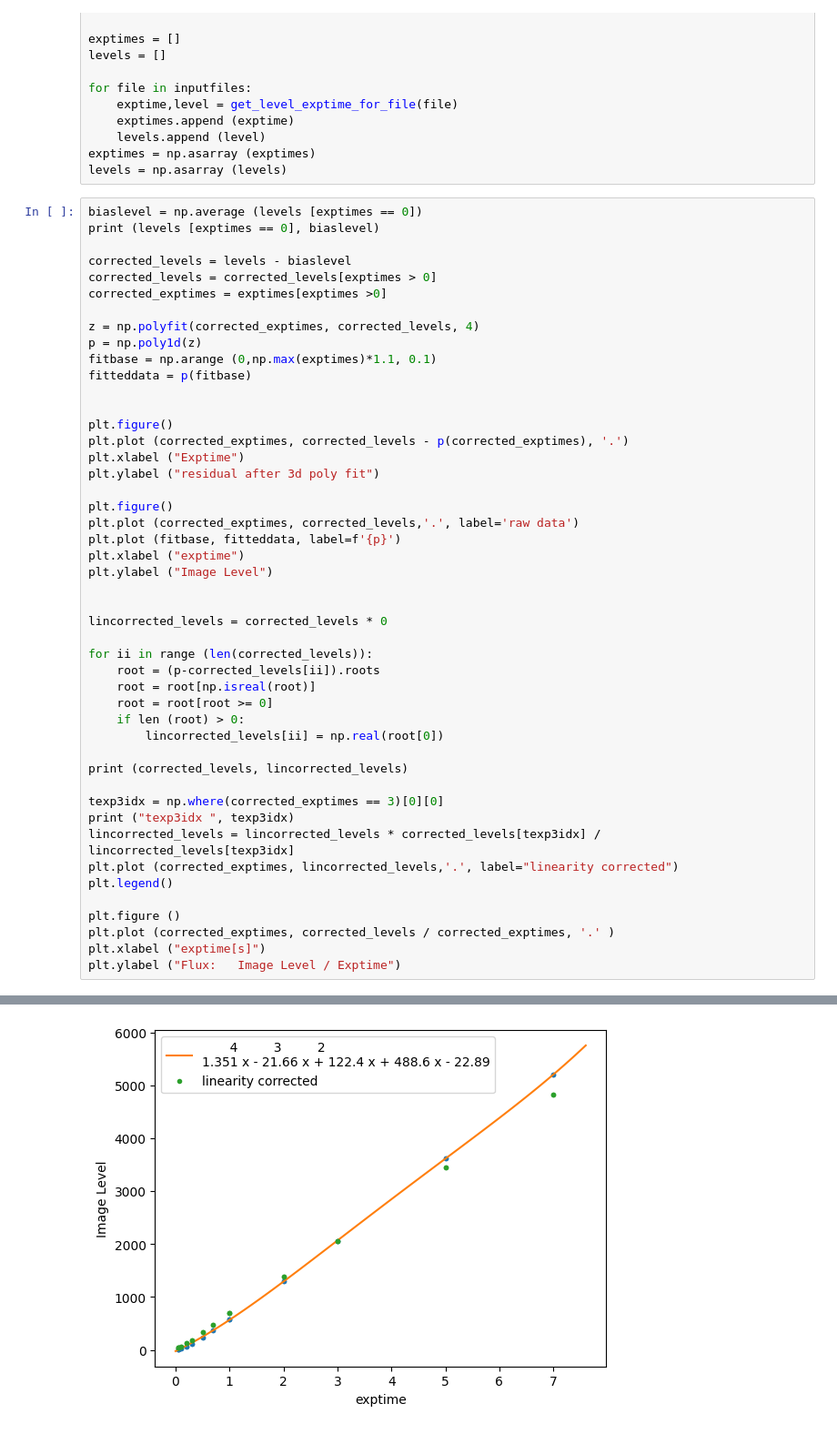
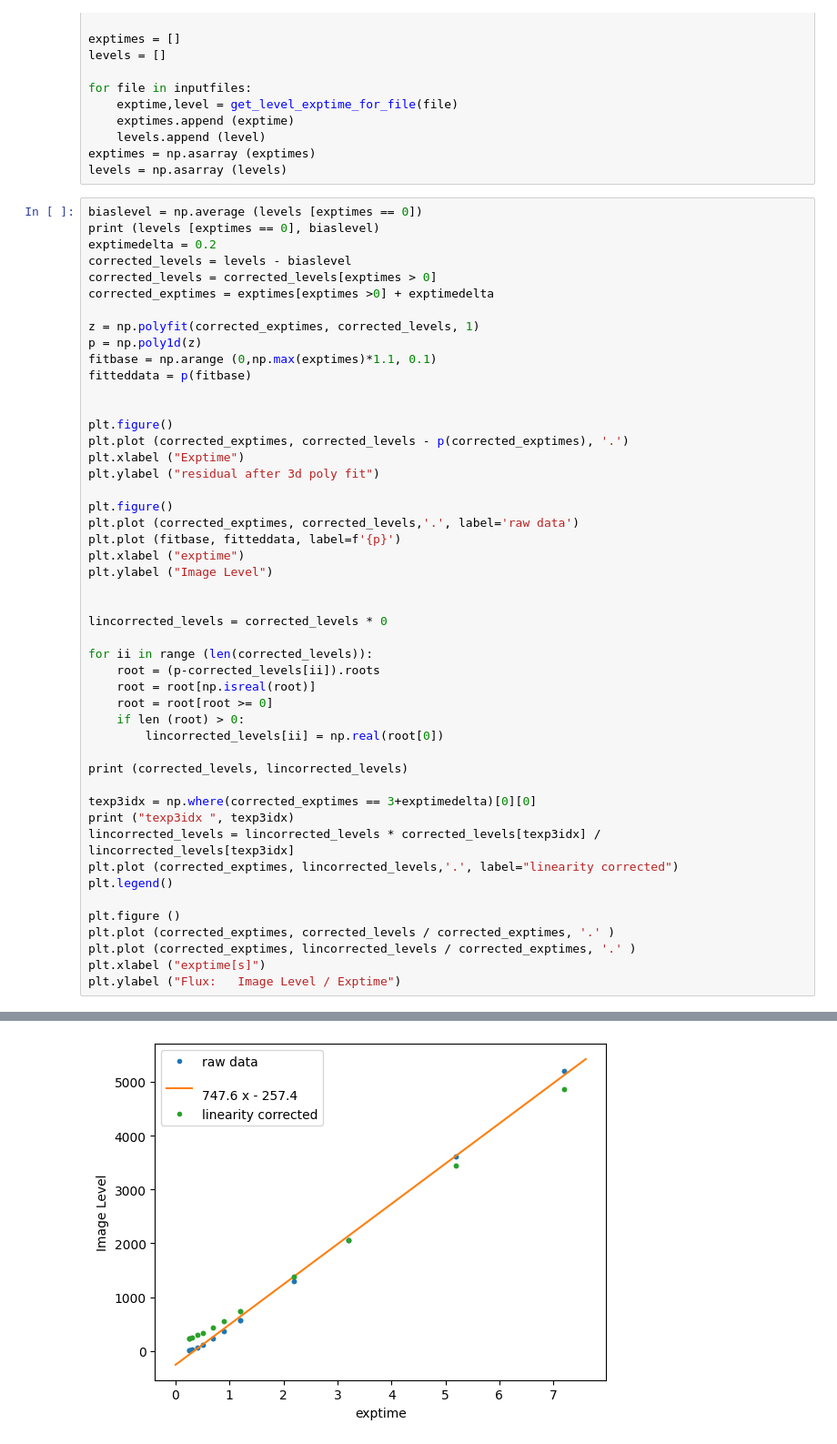
Before and after one commit to LCOGT/lcogt-commissioning, a Jupyter notebook: experimental/linearitytest.ipynb, the cells around one changed output, grey strips where cells are left out. Shown: that part at 91% size. Drawn from its saved outputs; the diff is of its cells as text.

```diff
--- a/experimental/linearitytest.ipynb
+++ b/experimental/linearitytest.ipynb
@@ -34,12 +34,12 @@ levels = np.asarray (levels)
 # %%
 biaslevel = np.average (levels [exptimes == 0])
 print (levels [exptimes == 0], biaslevel)
-
+exptimedelta = 0.2
 corrected_levels = levels - biaslevel
 corrected_levels = corrected_levels[exptimes > 0]
-corrected_exptimes = exptimes[exptimes >0]
+corrected_exptimes = exptimes[exptimes >0] + exptimedelta
 
-z = np.polyfit(corrected_exptimes, corrected_levels, 4)
+z = np.polyfit(corrected_exptimes, corrected_levels, 1)
 p = np.poly1d(z)
 fitbase = np.arange (0,np.max(exptimes)*1.1, 0.1)
 fitteddata = p(fitbase)
@@ -68,7 +68,7 @@ for ii in range (len(corrected_levels)):
 
 print (corrected_levels, lincorrected_levels)
 
-texp3idx = np.where(corrected_exptimes == 3)[0][0]
+texp3idx = np.where(corrected_exptimes == 3+exptimedelta)[0][0]
 print ("texp3idx ", texp3idx)
 lincorrected_levels = lincorrected_levels * corrected_levels[texp3idx] / lincorrected_levels[texp3idx]
 plt.plot (corrected_exptimes, lincorrected_levels,'.', label="linearity corrected")
@@ -76,6 +76,7 @@ plt.legend()
 
 plt.figure ()
 plt.plot (corrected_exptimes, corrected_levels / corrected_exptimes, '.' )
+plt.plot (corrected_exptimes, lincorrected_levels / corrected_exptimes, '.' )
 plt.xlabel ("exptime[s]")
 plt.ylabel ("Flux:   Image Level / Exptime")
 # %% [output]
@@ -93 +94 @@ Text(0, 0.5, 'Flux:   Image Level / Exptime')
-[figure, old version]
+[figure, new version]
```
Also changed, not shown: parts of 1 cell of this notebook, 3 other files.
